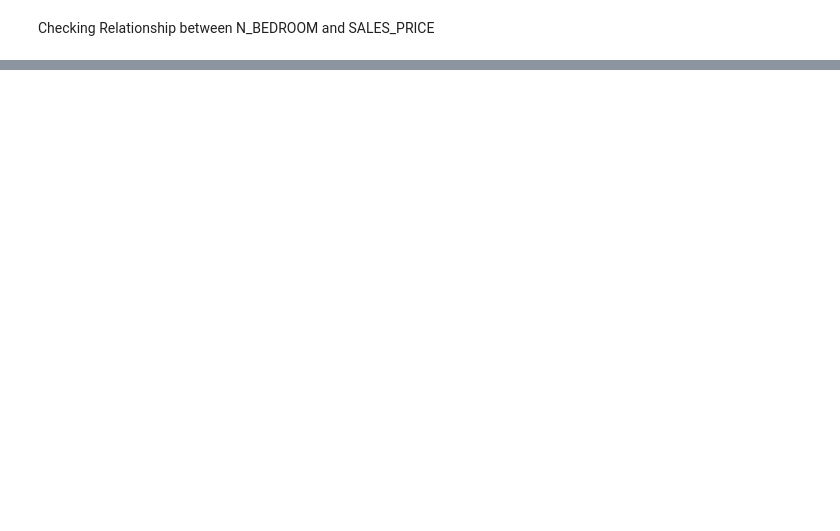
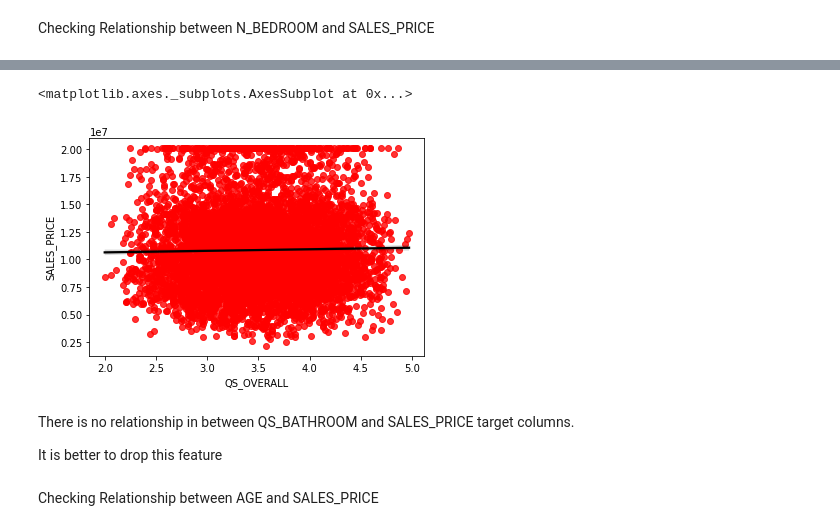
Before and after one commit to mlarunreddy/chennai-house-price-pridiction, a Jupyter notebook: house_predicton.ipynb, the cells around one changed output, grey strips where cells are left out. Cells and saved outputs as stored; diff of their text form; code cells hidden in the pictures; blank space fills up the shorter version.

```diff
--- a/house_predicton.ipynb
+++ b/house_predicton.ipynb
@@ -347,2 +704,13 @@ sns.distplot(df['QS_OVERALL'])
+# %%
+sns.regplot(x='QS_OVERALL',y='SALES_PRICE',data=df,scatter_kws={'color':'red'},line_kws={'color':'black'})
+# %% [output]
+<matplotlib.axes._subplots.AxesSubplot at 0x...>
+[figure, added]
+# %% [markdown]
+There is no relationship in between QS_BATHROOM and SALES_PRICE target columns.
+
+It is better to drop this feature
+# %% [markdown]
+Checking Relationship between AGE and SALES_PRICE
 # %%
 sns.regplot(x='AGE',y='SALES_PRICE',data=df,scatter_kws={'color':'red'},line_kws={'color':'black'})
```
Also changed, not shown: parts of 97 cells of this notebook.
